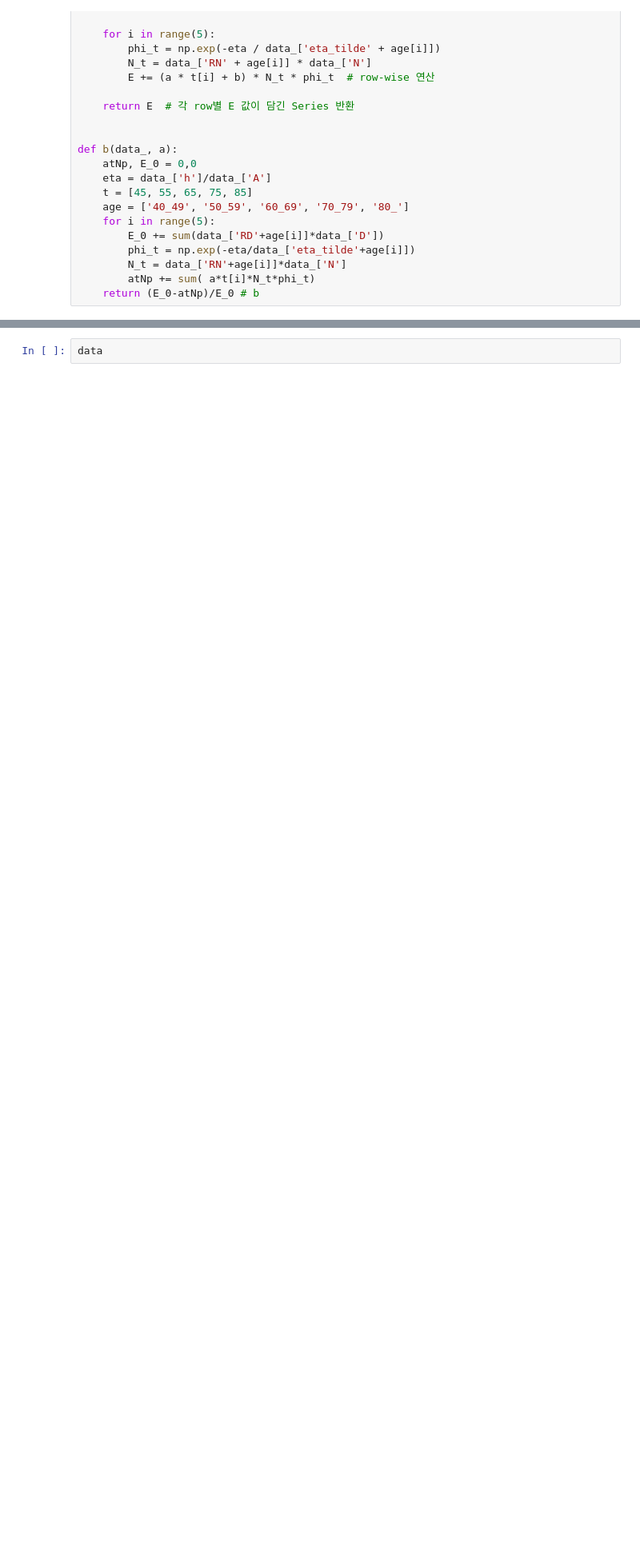
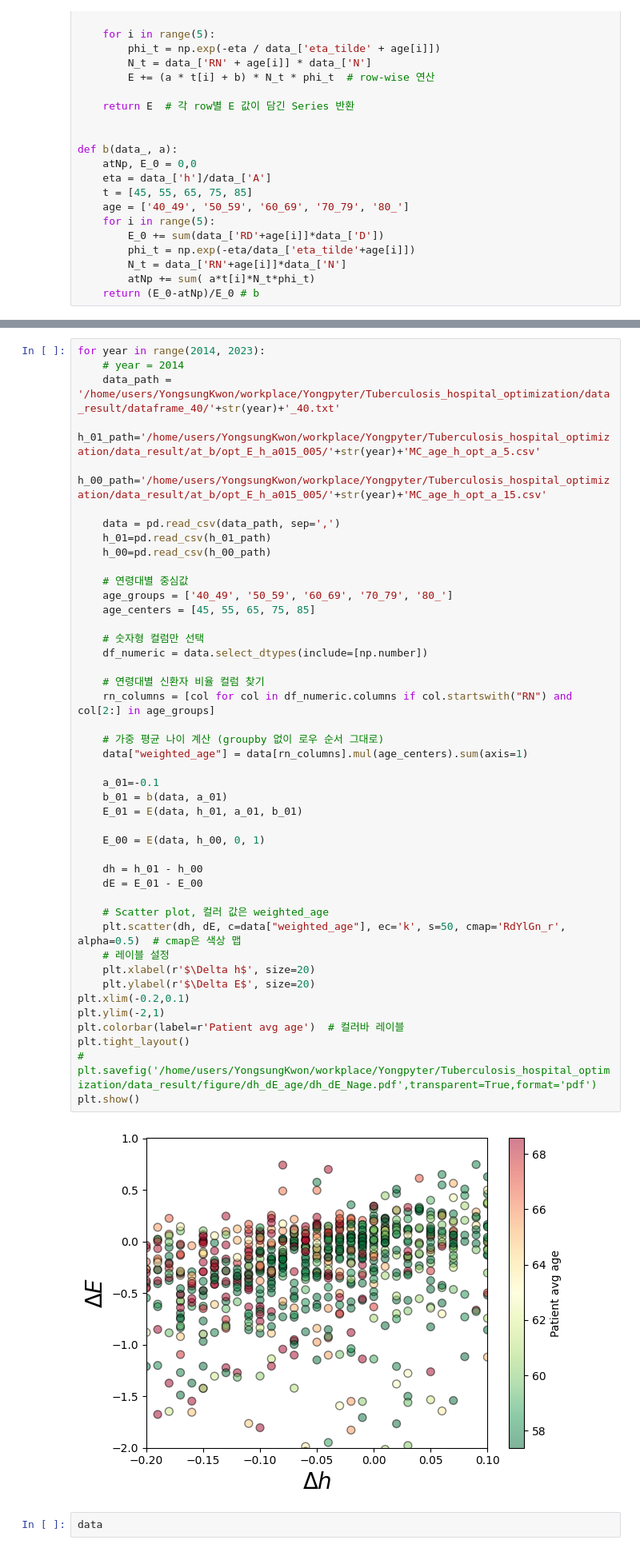
Before and after one commit to kwyosu7/Tuberculosis_hospital_optimization, a Jupyter notebook: at_b/result_analyze_locally.ipynb, the cells around one changed output, grey strips where cells are left out. Shown at 80% size. Drawn from its saved outputs; the diff is of its cells as text; blank space fills up the shorter version.

Commit message:
check the figure yeah

```diff
--- a/at_b/result_analyze_locally.ipynb
+++ b/at_b/result_analyze_locally.ipynb
@@ -142,3 +128,49 @@ plt.show()
+# %%
+for year in range(2014, 2023):
+    # year = 2014
+    data_path = '/home/users/YongsungKwon/workplace/Yongpyter/Tuberculosis_hospital_optimization/data_result/dataframe_40/'+str(year)+'_40.txt'
+    h_01_path='/home/users/YongsungKwon/workplace/Yongpyter/Tuberculosis_hospital_optimization/data_result/at_b/opt_E_h_a015_005/'+str(year)+'MC_age_h_opt_a_5.csv'
+    h_00_path='/home/users/YongsungKwon/workplace/Yongpyter/Tuberculosis_hospital_optimization/data_result/at_b/opt_E_h_a015_005/'+str(year)+'MC_age_h_opt_a_15.csv'
+
+    data = pd.read_csv(data_path, sep=',')
+    h_01=pd.read_csv(h_01_path)
+    h_00=pd.read_csv(h_00_path)
+
+    # 연령대별 중심값
+    age_groups = ['40_49', '50_59', '60_69', '70_79', '80_']
+    age_centers = [45, 55, 65, 75, 85]
+
+    # 숫자형 컬럼만 선택
+    df_numeric = data.select_dtypes(include=[np.number])
+
+    # 연령대별 신환자 비율 컬럼 찾기
+    rn_columns = [col for col in df_numeric.columns if col.startswith("RN") and col[2:] in age_groups]
+
+    # 가중 평균 나이 계산 (groupby 없이 로우 순서 그대로)
+    data["weighted_age"] = data[rn_columns].mul(age_centers).sum(axis=1)
+
+    a_01=-0.1
+    b_01 = b(data, a_01)
+    E_01 = E(data, h_01, a_01, b_01)
+
+    E_00 = E(data, h_00, 0, 1)
+
+    dh = h_01 - h_00
+    dE = E_01 - E_00
+
+    # Scatter plot, 컬러 값은 weighted_age
+    plt.scatter(dh, dE, c=data["weighted_age"], ec='k', s=50, cmap='RdYlGn_r', alpha=0.5)  # cmap은 색상 맵
+    # 레이블 설정
+    plt.xlabel(r'$\Delta h$', size=20)
+    plt.ylabel(r'$\Delta E$', size=20)
+plt.xlim(-0.2,0.1)
+plt.ylim(-2,1)
+plt.colorbar(label=r'Patient avg age')  # 컬러바 레이블
+plt.tight_layout()
+# plt.savefig('/home/users/YongsungKwon/workplace/Yongpyter/Tuberculosis_hospital_optimization/data_result/figure/dh_dE_age/dh_dE_Nage.pdf',transparent=True,format='pdf')
+plt.show()
+# %% [output]
+[figure, added]
 # %%
 data
 # %% [output]
```
Also changed, not shown: parts of 1 cell of this notebook.
